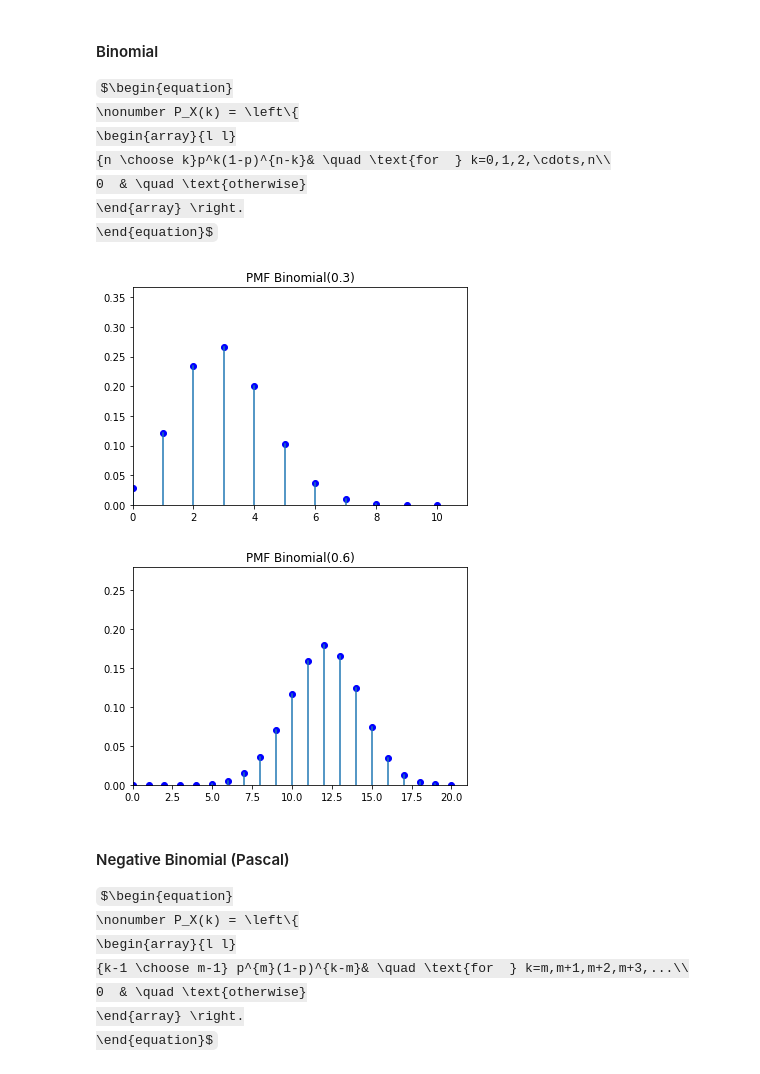
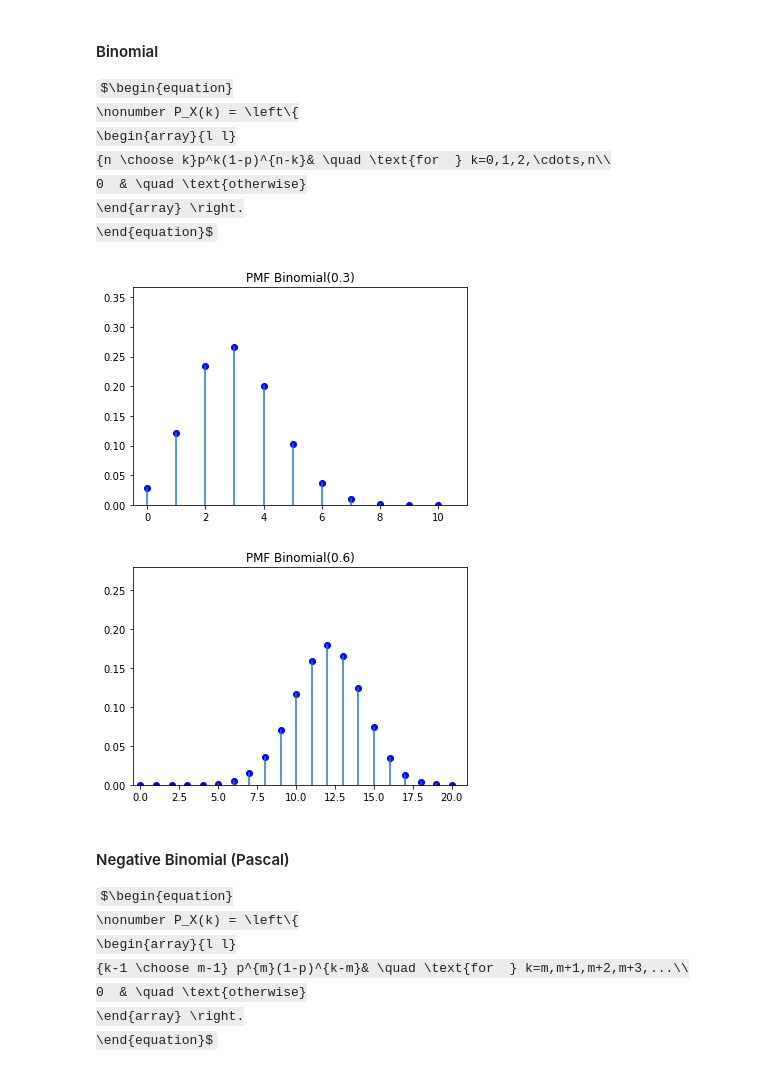
Before and after one commit to Casper-Smet/simulation-modelling, a Jupyter notebook: Notes/Discrete Random Variables.ipynb, the cells around one changed output. Cells and saved outputs as stored; diff of their text form; code cells hidden in the pictures; some formulas as TeX source.

```diff
--- a/Notes/Discrete Random Variables.ipynb
+++ b/Notes/Discrete Random Variables.ipynb
@@ -97,7 +97,7 @@ def plot_distribution(chances, p, name=""):
         ylim = 1
 
     axs.set_ylim((0, ylim))
-    axs.set_xlim((0, len(chances)))
+    axs.set_xlim((-0.5, len(chances)))
     for k, PXk in chances:
         axs.axvline(x=k, ymax=PXk/ylim)
         axs.scatter(k, PXk, color="blue")
@@ -153,21 +167,23 @@ def binomial_coef(n, k, n_fac=None):
 
     return n_fac / (factorial(k) * factorial(n - k))
 # %%
-def binomial(p=0.3, n=10):
+def binomial(p=0.3, n=10, returns=False, plots=True):
     chances = []
     n_factorial = factorial(n)
     for k in range(n + 1):
         chances.append((k, binomial_coef(n, k, n_fac=n_factorial) * p**k * (1-p)**(n-k)))
 
-    plot_distribution(chances, p, name="Binomial")
-    return chances
+    if plots:
+        plot_distribution(chances, p, name="Binomial")
+    if returns:
+        return chances
 
 _ = binomial()
 
 _ = binomial(p=0.6, n=20)
 # %% [output]
-[figure, old version]
+[figure, new version]
-[figure, old version]
+[figure, new version]
 # %% [markdown]
 #### Negative Binomial (Pascal)
 $\begin{equation}
```
Also changed, not shown: parts of 14 cells of this notebook.
